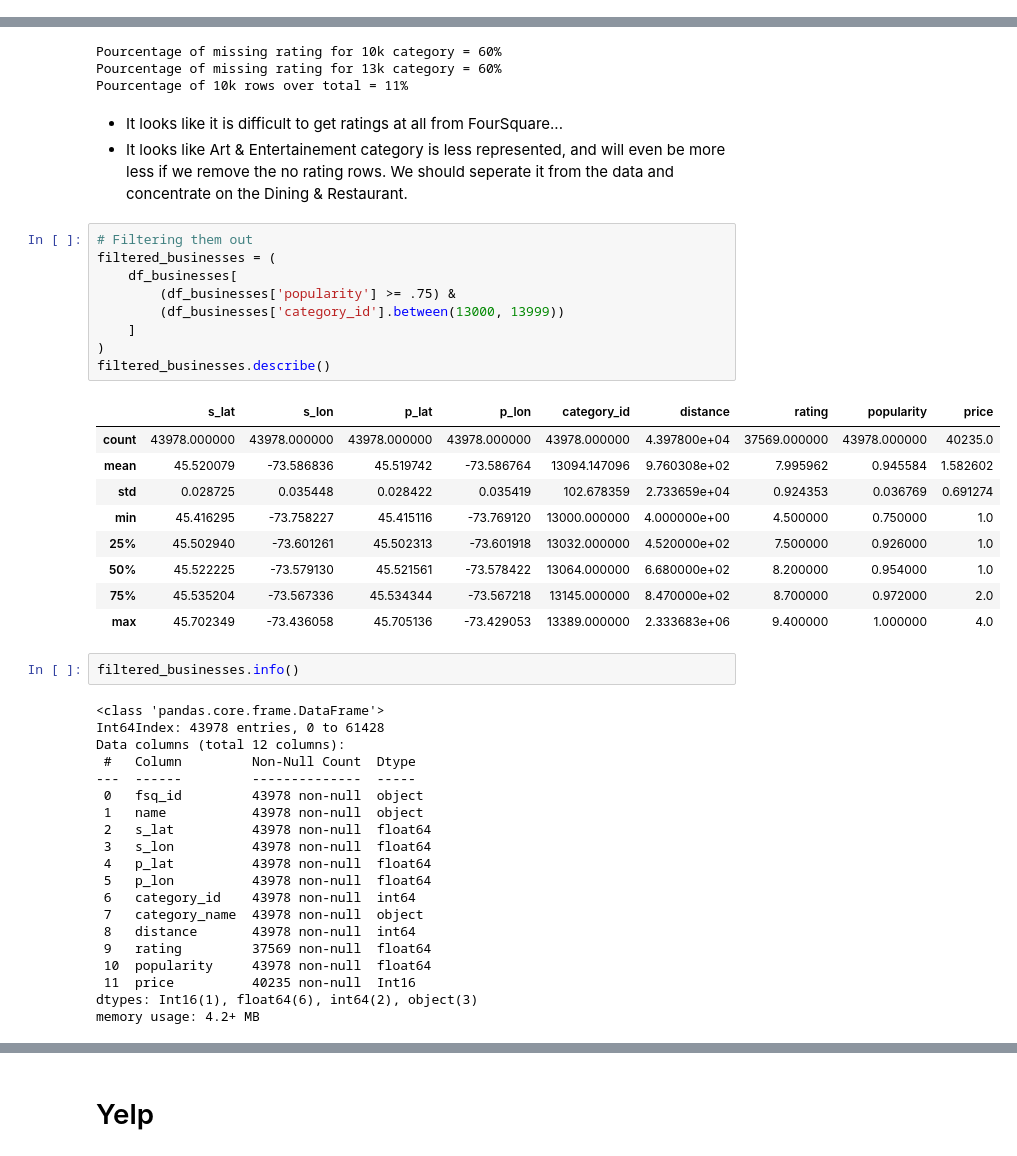
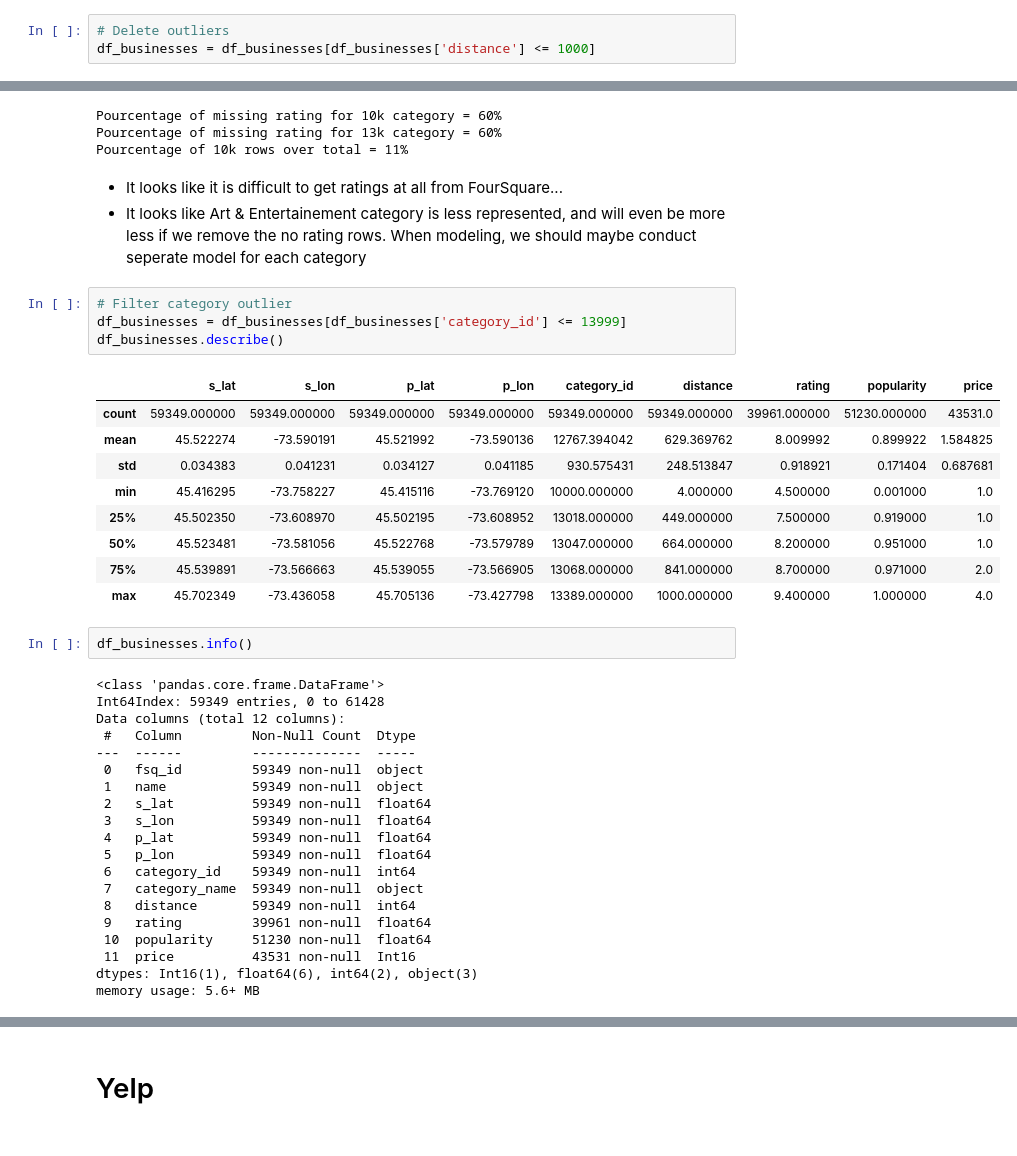
Before and after one commit to Christian-Leclerc/Python-Project-1, a Jupyter notebook: notebooks/yelp_foursquare_EDA.ipynb, the cells around one changed output, grey strips where cells are left out. Saved outputs shown, nothing was run; the diff lists cells and outputs as text.

```diff
--- a/notebooks/yelp_foursquare_EDA.ipynb
+++ b/notebooks/yelp_foursquare_EDA.ipynb
@@ -300,3 +312,6 @@ df_businesses.describe()
+# %%
+# Delete outliers
+df_businesses = df_businesses[df_businesses['distance'] <= 1000]
 # %%
 # Histogram of each variables (raw data)
 plt.figure(figsize=(12, 8))
@@ -356,48 +371,44 @@ Pourcentage of missing rating for 13k category = 60%
 Pourcentage of 10k rows over total = 11%
 # %% [markdown]
 - It looks like it is difficult to get ratings at all from FourSquare...
-- It looks like Art & Entertainement category is less represented, and will even be more less if we remove the no rating rows. We should seperate it from the data and concentrate on the Dining & Restaurant.
+- It looks like Art & Entertainement category is less represented, and will even be more less if we remove the no rating rows.
+When modeling, we should maybe conduct seperate model for each category
 # %%
-# Filtering them out
-filtered_businesses = (
-    df_businesses[
-        (df_businesses['popularity'] >= .75) &
-        (df_businesses['category_id'].between(13000, 13999))
-    ]
-)
-filtered_businesses.describe()
+# Filter category outlier
+df_businesses = df_businesses[df_businesses['category_id'] <= 13999]
+df_businesses.describe()
 # %% [output]
 |  | s_lat | s_lon | p_lat | p_lon | category_id | distance | rating | popularity | price |
-| count | 43978.000000 | 43978.000000 | 43978.000000 | 43978.000000 | 43978.000000 | 4.397800e+04 | 37569.000000 | 43978.000000 | 40235.0 |
-| mean | 45.520079 | -73.586836 | 45.519742 | -73.586764 | 13094.147096 | 9.760308e+02 | 7.995962 | 0.945584 | 1.582602 |
-| std | 0.028725 | 0.035448 | 0.028422 | 0.035419 | 102.678359 | 2.733659e+04 | 0.924353 | 0.036769 | 0.691274 |
-| min | 45.416295 | -73.758227 | 45.415116 | -73.769120 | 13000.000000 | 4.000000e+00 | 4.500000 | 0.750000 | 1.0 |
-| 25% | 45.502940 | -73.601261 | 45.502313 | -73.601918 | 13032.000000 | 4.520000e+02 | 7.500000 | 0.926000 | 1.0 |
-| 50% | 45.522225 | -73.579130 | 45.521561 | -73.578422 | 13064.000000 | 6.680000e+02 | 8.200000 | 0.954000 | 1.0 |
-| 75% | 45.535204 | -73.567336 | 45.534344 | -73.567218 | 13145.000000 | 8.470000e+02 | 8.700000 | 0.972000 | 2.0 |
-| max | 45.702349 | -73.436058 | 45.705136 | -73.429053 | 13389.000000 | 2.333683e+06 | 9.400000 | 1.000000 | 4.0 |
+| count | 59349.000000 | 59349.000000 | 59349.000000 | 59349.000000 | 59349.000000 | 59349.000000 | 39961.000000 | 51230.000000 | 43531.0 |
+| mean | 45.522274 | -73.590191 | 45.521992 | -73.590136 | 12767.394042 | 629.369762 | 8.009992 | 0.899922 | 1.584825 |
+| std | 0.034383 | 0.041231 | 0.034127 | 0.041185 | 930.575431 | 248.513847 | 0.918921 | 0.171404 | 0.687681 |
+| min | 45.416295 | -73.758227 | 45.415116 | -73.769120 | 10000.000000 | 4.000000 | 4.500000 | 0.001000 | 1.0 |
+| 25% | 45.502350 | -73.608970 | 45.502195 | -73.608952 | 13018.000000 | 449.000000 | 7.500000 | 0.919000 | 1.0 |
+| 50% | 45.523481 | -73.581056 | 45.522768 | -73.579789 | 13047.000000 | 664.000000 | 8.200000 | 0.951000 | 1.0 |
+| 75% | 45.539891 | -73.566663 | 45.539055 | -73.566905 | 13068.000000 | 841.000000 | 8.700000 | 0.971000 | 2.0 |
+| max | 45.702349 | -73.436058 | 45.705136 | -73.427798 | 13389.000000 | 1000.000000 | 9.400000 | 1.000000 | 4.0 |
 # %%
-filtered_businesses.info()
+df_businesses.info()
 # %% [output]
 <class 'pandas.core.frame.DataFrame'>
-Int64Index: 43978 entries, 0 to 61428
+Int64Index: 59349 entries, 0 to 61428
 Data columns (total 12 columns):
  #   Column         Non-Null Count  Dtype
 ---  ------         --------------  -----
- 0   fsq_id         43978 non-null  object
- 1   name           43978 non-null  object
- 2   s_lat          43978 non-null  float64
- 3   s_lon          43978 non-null  float64
- 4   p_lat          43978 non-null  float64
- 5   p_lon          43978 non-null  float64
- 6   category_id    43978 non-null  int64
- 7   category_name  43978 non-null  object
- 8   distance       43978 non-null  int64
- 9   rating         37569 non-null  float64
- 10  popularity     43978 non-null  float64
- 11  price          40235 non-null  Int16
+ 0   fsq_id         59349 non-null  object
+ 1   name           59349 non-null  object
+ 2   s_lat          59349 non-null  float64
+ 3   s_lon          59349 non-null  float64
+ 4   p_lat          59349 non-null  float64
+ 5   p_lon          59349 non-null  float64
+ 6   category_id    59349 non-null  int64
+ 7   category_name  59349 non-null  object
+ 8   distance       59349 non-null  int64
+ 9   rating         39961 non-null  float64
+ 10  popularity     51230 non-null  float64
+ 11  price          43531 non-null  Int16
 dtypes: Int16(1), float64(6), int64(2), object(3)
-memory usage: 4.2+ MB
+memory usage: 5.6+ MB
 # %%
 # Histogram of each variables (filtered data)
 plt.figure(figsize=(12, 8))
```
Also changed, not shown: parts of 29 cells of this notebook.
